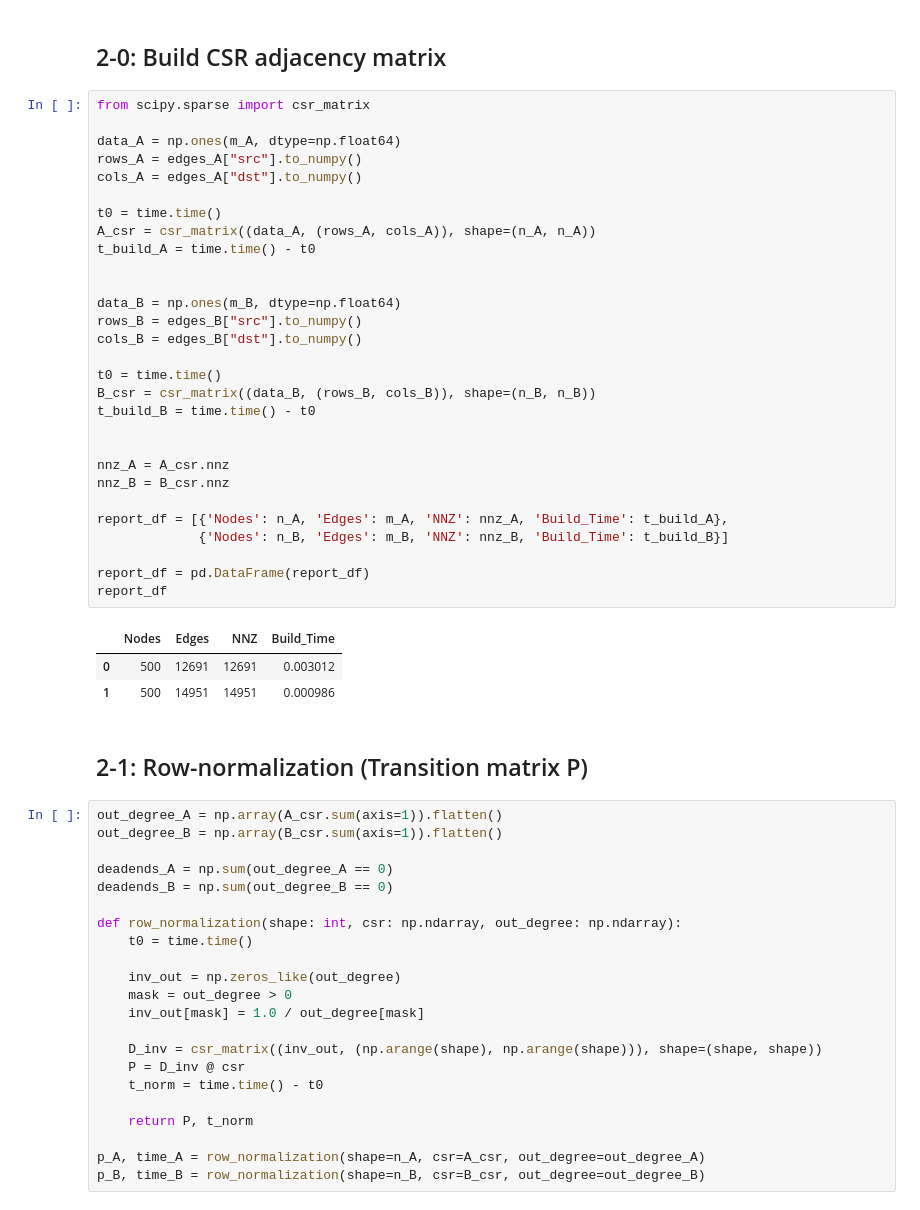
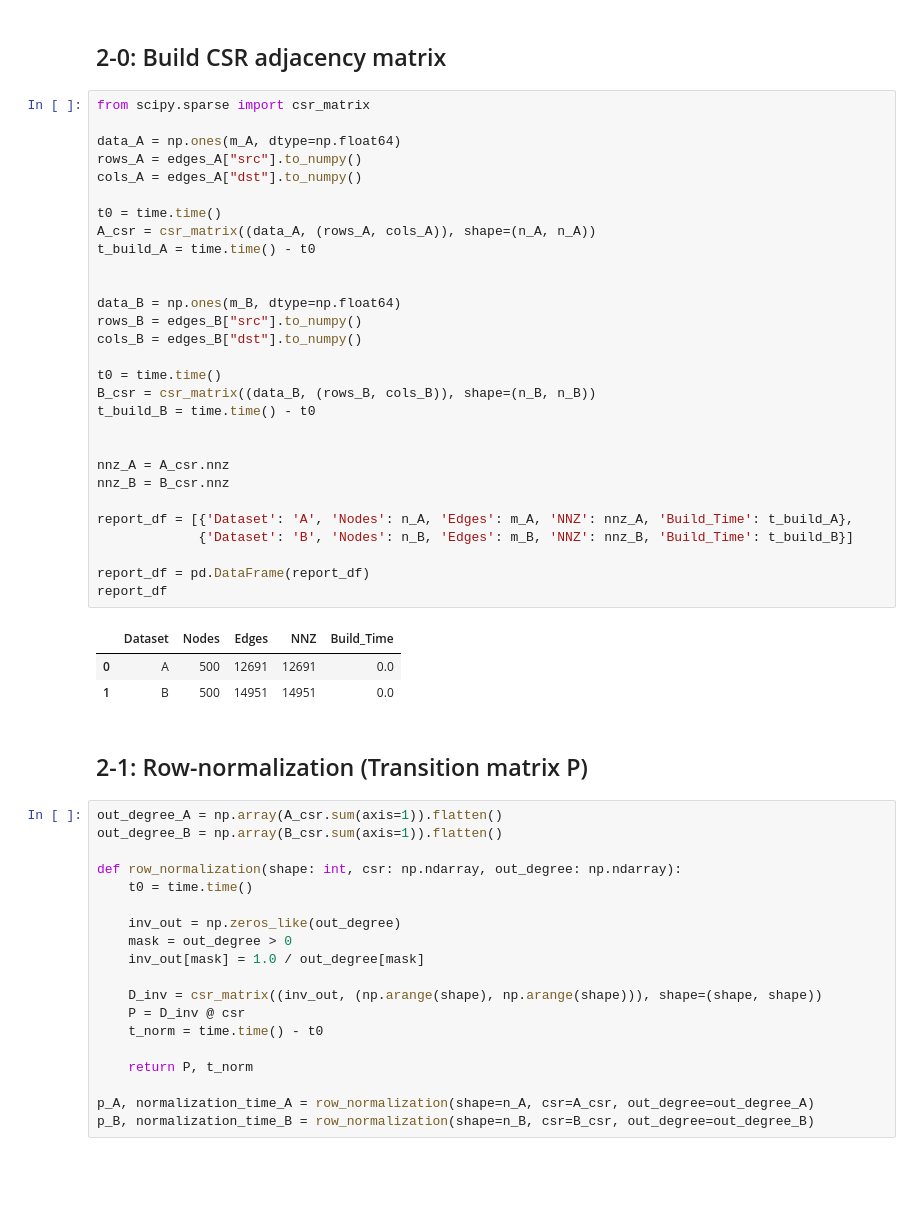
Before and after one commit to pouriaSameti/Mathematics-For-Data-Science, a Jupyter notebook: Project 3/notebook.ipynb, the cells around one changed output. Saved outputs shown, nothing was run; the diff lists cells and outputs as text; blank space fills up the shorter version.

Commit message:
Project 3: Add pagerank space algorithm. add row normalization. Add execution report.

```diff
--- a/Project 3/notebook.ipynb
+++ b/Project 3/notebook.ipynb
@@ -524,44 +523,41 @@ plt.show()
 # %%
 from scipy.sparse import csr_matrix
 
 data_A = np.ones(m_A, dtype=np.float64)
 rows_A = edges_A["src"].to_numpy()
 cols_A = edges_A["dst"].to_numpy()
 
 t0 = time.time()
 A_csr = csr_matrix((data_A, (rows_A, cols_A)), shape=(n_A, n_A))
 t_build_A = time.time() - t0
 
 
 data_B = np.ones(m_B, dtype=np.float64)
 rows_B = edges_B["src"].to_numpy()
 cols_B = edges_B["dst"].to_numpy()
 
 t0 = time.time()
 B_csr = csr_matrix((data_B, (rows_B, cols_B)), shape=(n_B, n_B))
 t_build_B = time.time() - t0
 
 
 nnz_A = A_csr.nnz
 nnz_B = B_csr.nnz
 
-report_df = [{'Nodes': n_A, 'Edges': m_A, 'NNZ': nnz_A, 'Build_Time': t_build_A},
-             {'Nodes': n_B, 'Edges': m_B, 'NNZ': nnz_B, 'Build_Time': t_build_B}]
+report_df = [{'Dataset': 'A', 'Nodes': n_A, 'Edges': m_A, 'NNZ': nnz_A, 'Build_Time': t_build_A},
+             {'Dataset': 'B', 'Nodes': n_B, 'Edges': m_B, 'NNZ': nnz_B, 'Build_Time': t_build_B}]
 
 report_df = pd.DataFrame(report_df)
 report_df
 # %% [output]
-|  | Nodes | Edges | NNZ | Build_Time |
-| 0 | 500 | 12691 | 12691 | 0.003012 |
-| 1 | 500 | 14951 | 14951 | 0.000986 |
+|  | Dataset | Nodes | Edges | NNZ | Build_Time |
+| 0 | A | 500 | 12691 | 12691 | 0.0 |
+| 1 | B | 500 | 14951 | 14951 | 0.0 |
 # %% [markdown]
 ## 2-1: Row-normalization (Transition matrix P)
 # %%
 out_degree_A = np.array(A_csr.sum(axis=1)).flatten()
 out_degree_B = np.array(B_csr.sum(axis=1)).flatten()
-
-deadends_A = np.sum(out_degree_A == 0)
-deadends_B = np.sum(out_degree_B == 0)
 
 def row_normalization(shape: int, csr: np.ndarray, out_degree: np.ndarray):
     t0 = time.time()
@@ -576,5 +572,5 @@ def row_normalization(shape: int, csr: np.ndarray, out_degree: np.ndarray):
 
     return P, t_norm
 
-p_A, time_A = row_normalization(shape=n_A, csr=A_csr, out_degree=out_degree_A)
-p_B, time_B = row_normalization(shape=n_B, csr=B_csr, out_degree=out_degree_B)
+p_A, normalization_time_A = row_normalization(shape=n_A, csr=A_csr, out_degree=out_degree_A)
+p_B, normalization_time_B = row_normalization(shape=n_B, csr=B_csr, out_degree=out_degree_B)
```
Also changed, not shown: parts of 7 cells of this notebook.
